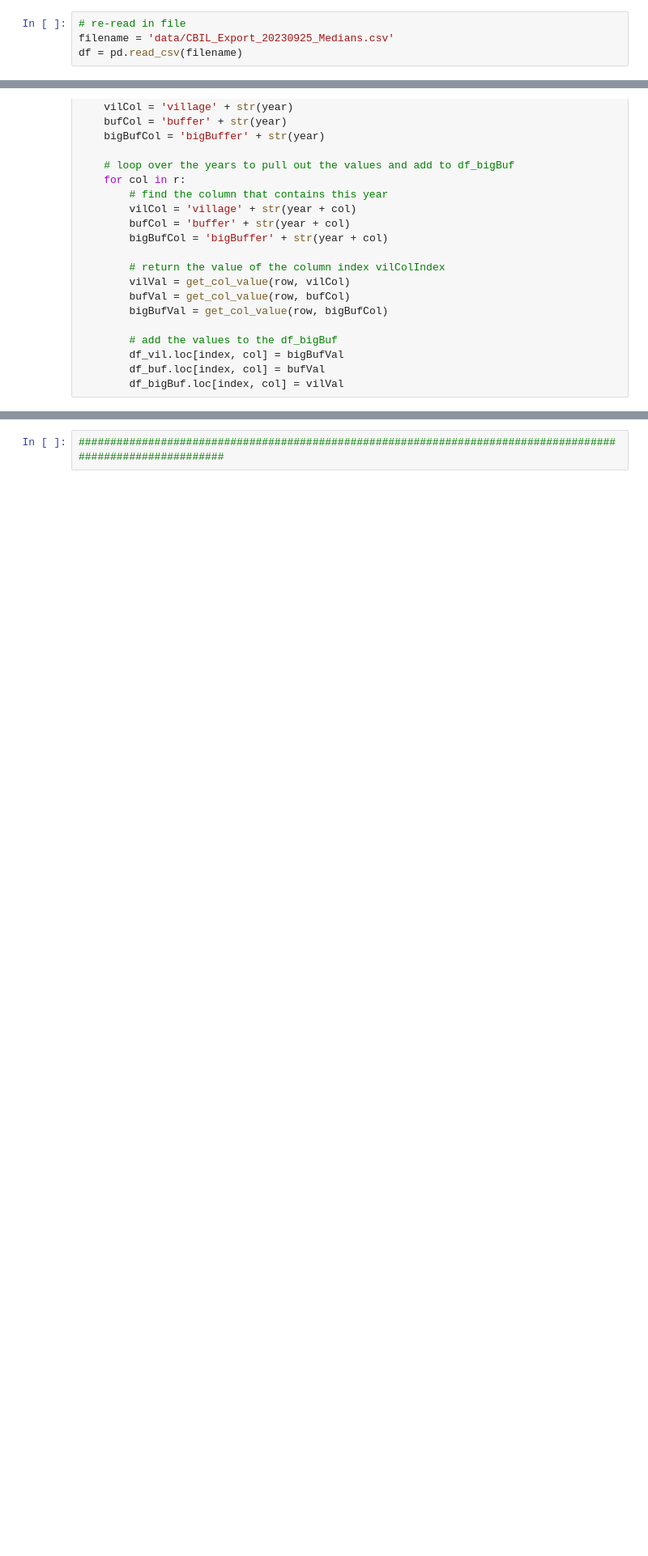
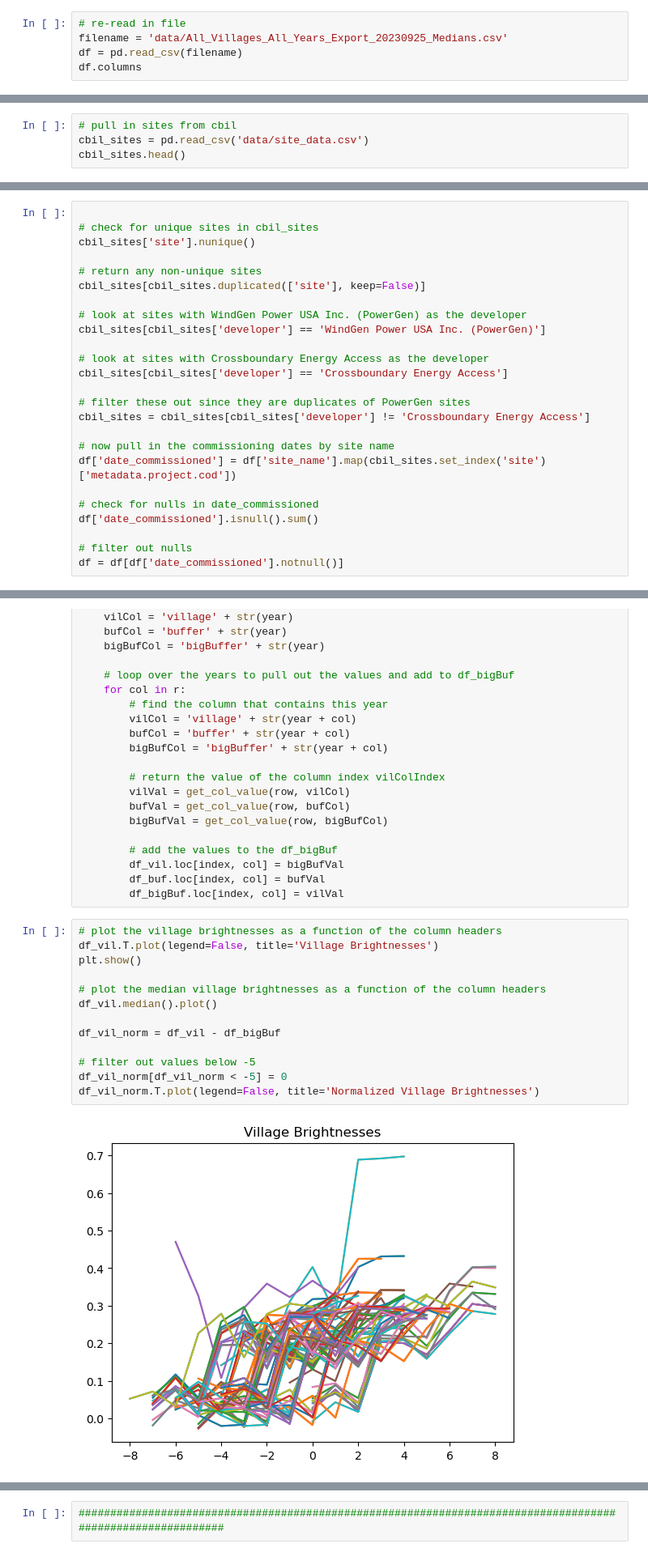
Before and after one commit to geohai/mini-grid-nightlights, a Jupyter notebook: NightlightsAnalysis.ipynb, the cells around one changed output, grey strips where cells are left out. Shown at 81% size. Cells and saved outputs as stored; diff of their text form; blank space fills up the shorter version.

```diff
--- a/NightlightsAnalysis.ipynb
+++ b/NightlightsAnalysis.ipynb
@@ -3,4 +6,5 @@
 # %%
 # re-read in file
-filename = 'data/CBIL_Export_20230925_Medians.csv'
+filename = 'data/All_Villages_All_Years_Export_20230925_Medians.csv'
 df = pd.read_csv(filename)
+df.columns
@@ -37,0 +28,4 @@ NameError: name 'repo_utils' is not defined
+# %%
+# pull in sites from cbil
+cbil_sites = pd.read_csv('data/site_data.csv')
+cbil_sites.head()
@@ -38,3 +39,28 @@ NameError: name 'repo_utils' is not defined
+# %%
+
+# check for unique sites in cbil_sites
+cbil_sites['site'].nunique()
+
+# return any non-unique sites
+cbil_sites[cbil_sites.duplicated(['site'], keep=False)]
+
+# look at sites with WindGen Power USA Inc. (PowerGen) as the developer
+cbil_sites[cbil_sites['developer'] == 'WindGen Power USA Inc. (PowerGen)']
+
+# look at sites with Crossboundary Energy Access as the developer
+cbil_sites[cbil_sites['developer'] == 'Crossboundary Energy Access']
+
+# filter these out since they are duplicates of PowerGen sites
+cbil_sites = cbil_sites[cbil_sites['developer'] != 'Crossboundary Energy Access']
+
+# now pull in the commissioning dates by site name
+df['date_commissioned'] = df['site_name'].map(cbil_sites.set_index('site')['metadata.project.cod'])
+
+# check for nulls in date_commissioned
+df['date_commissioned'].isnull().sum()
+
+# filter out nulls
+df = df[df['date_commissioned'].notnull()]
 # %% [markdown]
 ## Analyze Grids by Year Commissioned
 # %%
@@ -101,3 +138,18 @@ for index, row in df.iterrows():
         df_vil.loc[index, col] = bigBufVal
         df_buf.loc[index, col] = bufVal
         df_bigBuf.loc[index, col] = vilVal
+# %%
+# plot the village brightnesses as a function of the column headers
+df_vil.T.plot(legend=False, title='Village Brightnesses')
+plt.show()
+
+# plot the median village brightnesses as a function of the column headers
+df_vil.median().plot()
+
+df_vil_norm = df_vil - df_bigBuf
+
+# filter out values below -5
+df_vil_norm[df_vil_norm < -5] = 0
+df_vil_norm.T.plot(legend=False, title='Normalized Village Brightnesses')
+# %% [output]
+[figure, added]
```
Also changed, not shown: parts of 14 cells of this notebook, 1 other file.
